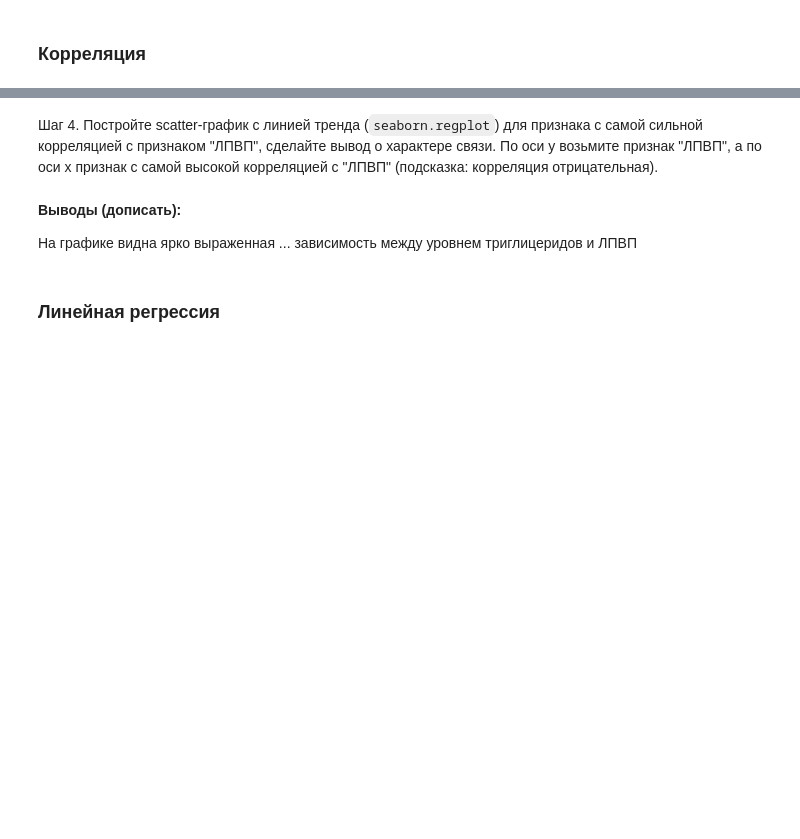
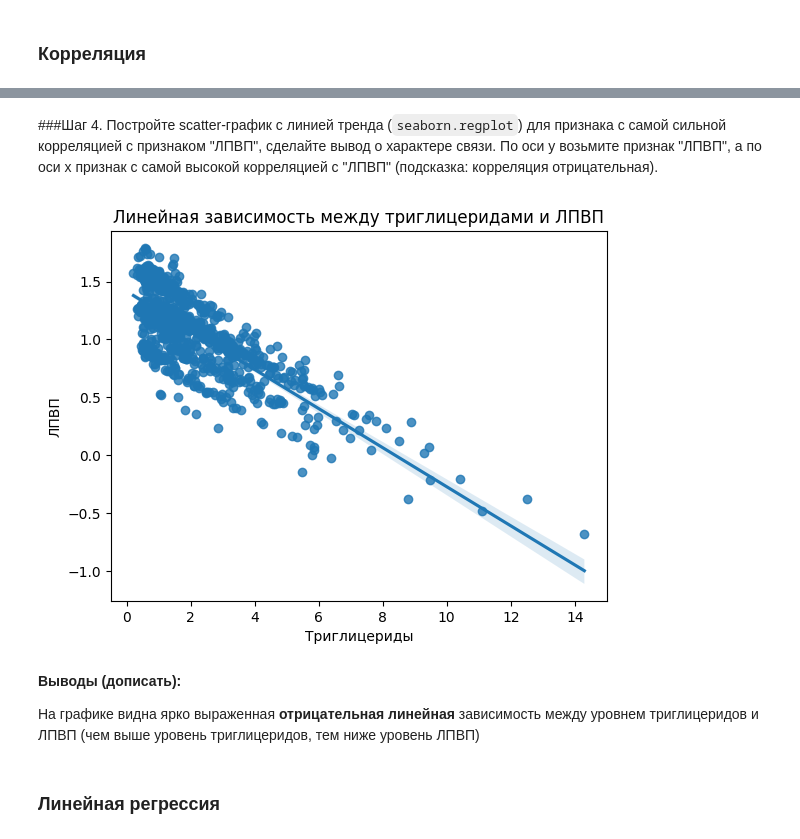
Before and after one commit to AlexLeoShin/SeminarGit, a Jupyter notebook: Практики_1_2_статистика_исходник.ipynb, the cells around one changed output, grey strips where cells are left out. Saved outputs shown, nothing was run; the diff lists cells and outputs as text; code cells hidden in the pictures; blank space fills up the shorter version.

```diff
--- a/Практики_1_2_статистика_исходник.ipynb
+++ b/Практики_1_2_статистика_исходник.ipynb
@@ -345,14 +508,16 @@ plt.show()
 # %% [markdown]
-Шаг 4. Постройте scatter-график с линией тренда (`seaborn.regplot`) для признака с самой сильной корреляцией с признаком "ЛПВП", сделайте вывод о характере связи.
+###Шаг 4. Постройте scatter-график с линией тренда (`seaborn.regplot`) для признака с самой сильной корреляцией с признаком "ЛПВП", сделайте вывод о характере связи.
 По оси y возьмите признак "ЛПВП", а по оси x признак с самой высокой корреляцией с "ЛПВП" (подсказка: корреляция отрицательная).
 # %%
-sns.regplot() # добавьте название датасета, x, y
+sns.regplot(x=df["Триглицериды"], y=df["ЛПВП"])
 plt.title("Линейная зависимость между триглицеридами и ЛПВП")
 plt.show()
+# %% [output]
+[figure, added]
 # %% [markdown]
 **Выводы (дописать):**
 
-На графике видна ярко выраженная ... зависимость между уровнем триглицеридов и ЛПВП
+На графике видна ярко выраженная **отрицательная линейная** зависимость между уровнем триглицеридов и ЛПВП (чем выше уровень триглицеридов, тем ниже уровень ЛПВП)
 # %% [markdown]
 ### Линейная регрессия
 # %% [markdown]
```
Also changed, not shown: parts of 28 cells of this notebook.
